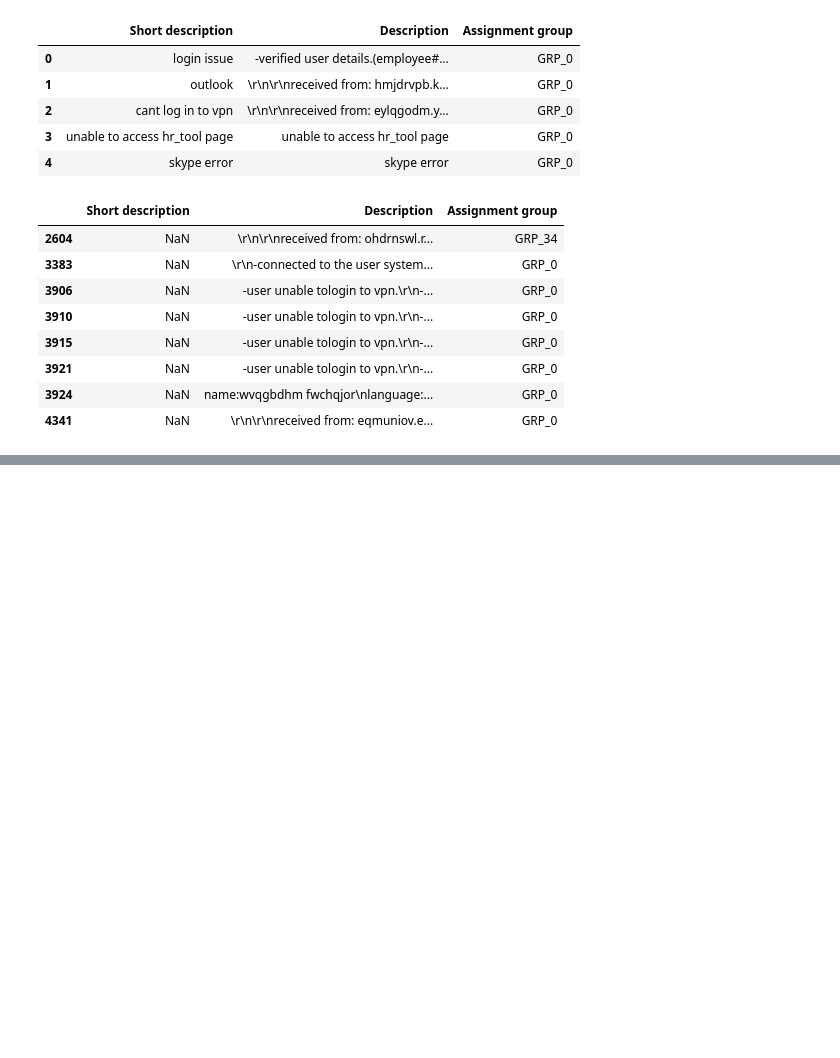
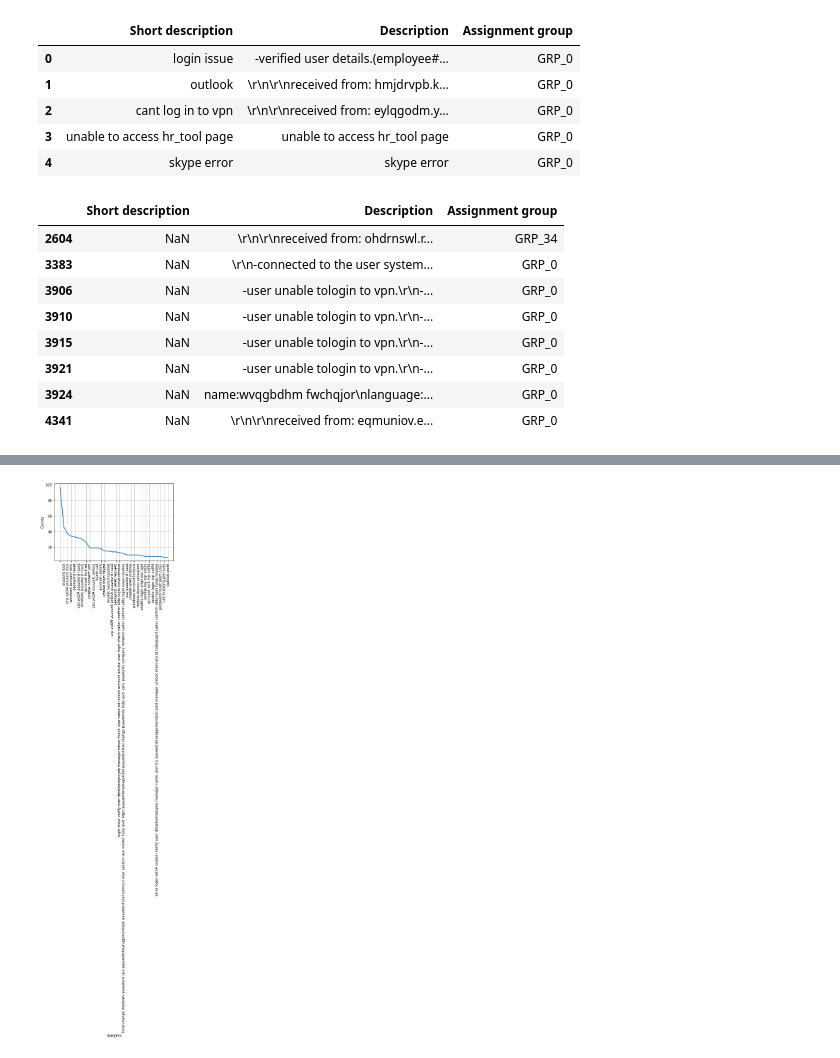
Before and after one commit to Mehul07/AIML-CapstoneProject-NLP, a Jupyter notebook: AIML Capstone_v1.ipynb, the cells around one changed output, grey strips where cells are left out. Saved outputs shown, nothing was run; the diff lists cells and outputs as text; code cells hidden in the pictures; blank space fills up the shorter version.

```diff
--- a/AIML Capstone_v1.ipynb
+++ b/AIML Capstone_v1.ipynb
@@ -158,0 +190,17 @@ df.head()
+# %%
+# Turn lists back to string
+
+df['Short description'] = df['Short description'].map(lambda x: ' '.join(x))
+df['Description'] = df['Description'].map(lambda x: ' '.join(x))
+# %%
+from nltk.probability import FreqDist
+fdist = FreqDist(df['Description'])
+#print(fdist)
+
+fdist.most_common(5)
+
+import matplotlib.pyplot as plt
+fdist.plot(30,cumulative=False)
+plt.show()
+# %% [output]
+[figure, added]
```
Also changed, not shown: parts of 28 cells of this notebook.
